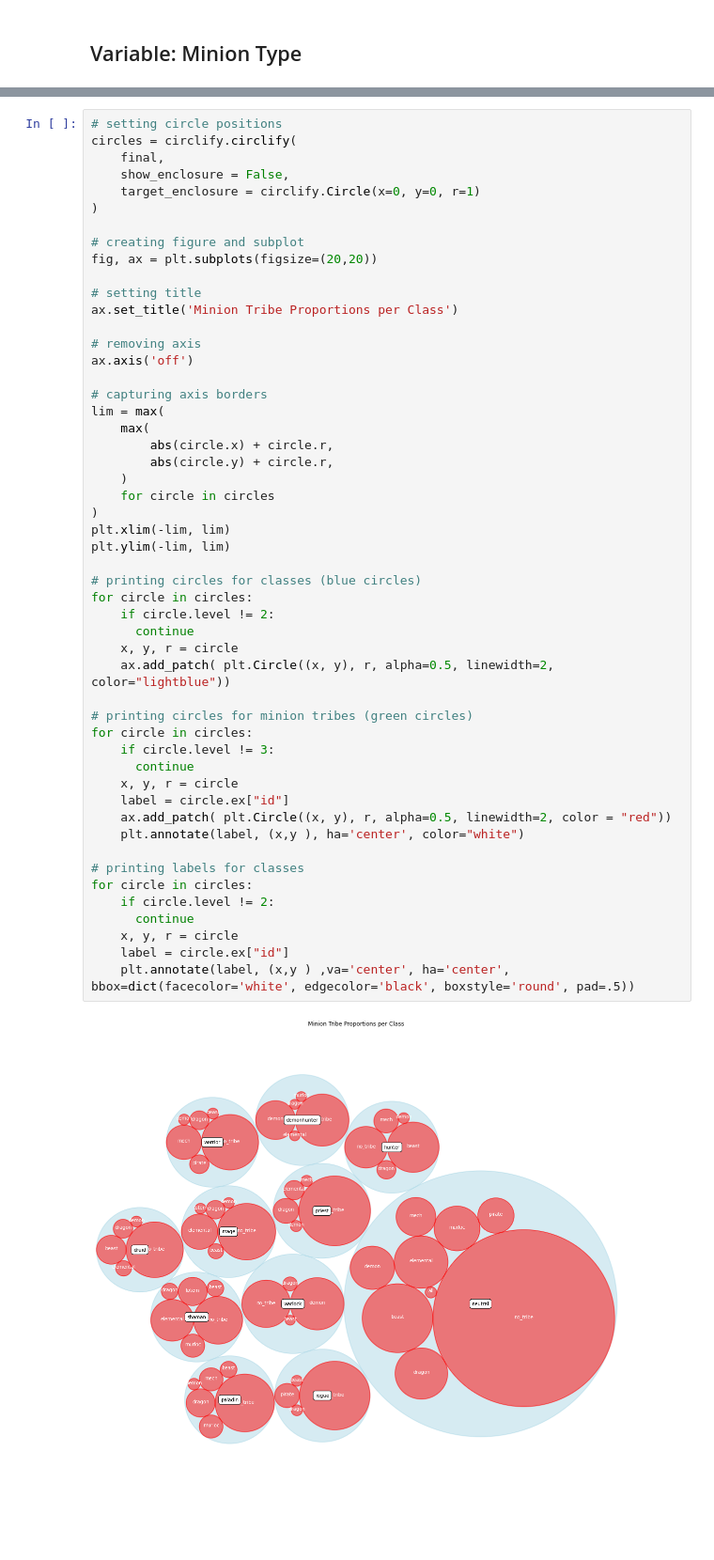
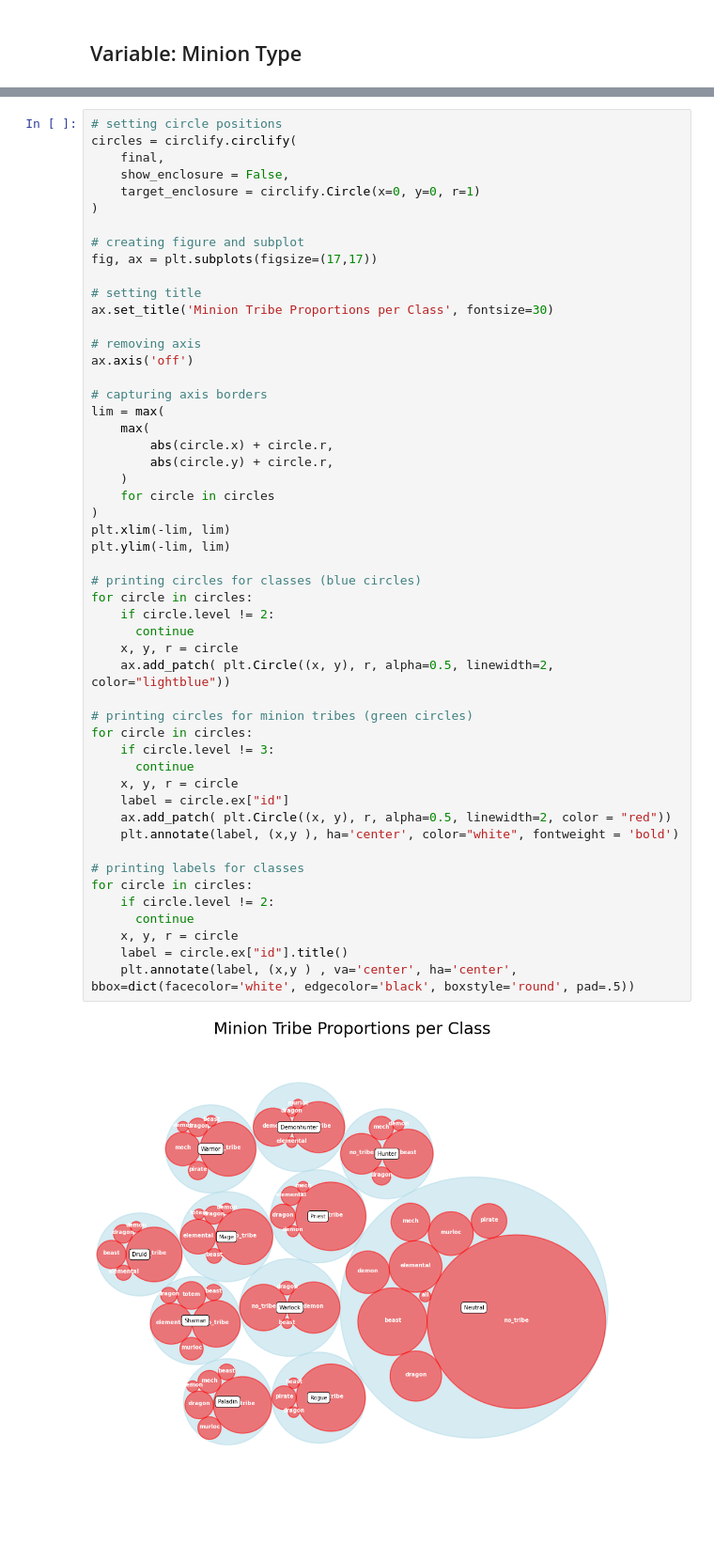
Before and after one commit to SamuelD-Data/hearthstone_project, a Jupyter notebook: hearthstone_project_notebook.ipynb, the cells around one changed output, grey strips where cells are left out. Shown at 94% size. Drawn from its saved outputs; the diff is of its cells as text.

Commit message:
updated circle packing chart formatting, added takeaways

```diff
--- a/hearthstone_project_notebook.ipynb
+++ b/hearthstone_project_notebook.ipynb
@@ -1078,10 +1084,10 @@ circles = circlify.circlify(
 )
 
 # creating figure and subplot
-fig, ax = plt.subplots(figsize=(20,20))
+fig, ax = plt.subplots(figsize=(17,17))
 
 # setting title
-ax.set_title('Minion Tribe Proportions per Class')
+ax.set_title('Minion Tribe Proportions per Class', fontsize=30)
 
 # removing axis
 ax.axis('off')
@@ -1091,34 +1097,34 @@ lim = max(
     max(
         abs(circle.x) + circle.r,
         abs(circle.y) + circle.r,
     )
     for circle in circles
 )
 plt.xlim(-lim, lim)
 plt.ylim(-lim, lim)
 
 # printing circles for classes (blue circles)
 for circle in circles:
     if circle.level != 2:
       continue
     x, y, r = circle
     ax.add_patch( plt.Circle((x, y), r, alpha=0.5, linewidth=2, color="lightblue"))
 
 # printing circles for minion tribes (green circles)
 for circle in circles:
     if circle.level != 3:
       continue
     x, y, r = circle
     label = circle.ex["id"]
     ax.add_patch( plt.Circle((x, y), r, alpha=0.5, linewidth=2, color = "red"))
-    plt.annotate(label, (x,y ), ha='center', color="white")
+    plt.annotate(label, (x,y ), ha='center', color="white", fontweight = 'bold')
 
 # printing labels for classes
 for circle in circles:
     if circle.level != 2:
       continue
     x, y, r = circle
-    label = circle.ex["id"]
-    plt.annotate(label, (x,y ) ,va='center', ha='center', bbox=dict(facecolor='white', edgecolor='black', boxstyle='round', pad=.5))
+    label = circle.ex["id"].title()
+    plt.annotate(label, (x,y ) , va='center', ha='center', bbox=dict(facecolor='white', edgecolor='black', boxstyle='round', pad=.5))
 # %% [output]
-[figure, old version]
+[figure, new version]
```
Also changed, not shown: parts of 7 cells of this notebook.
